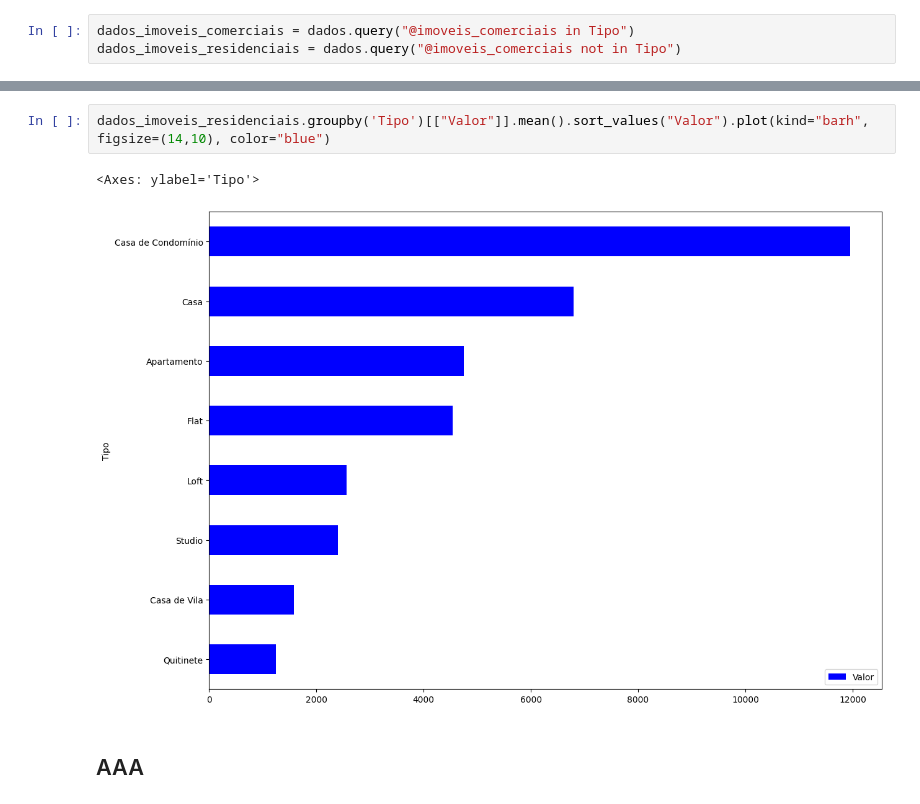
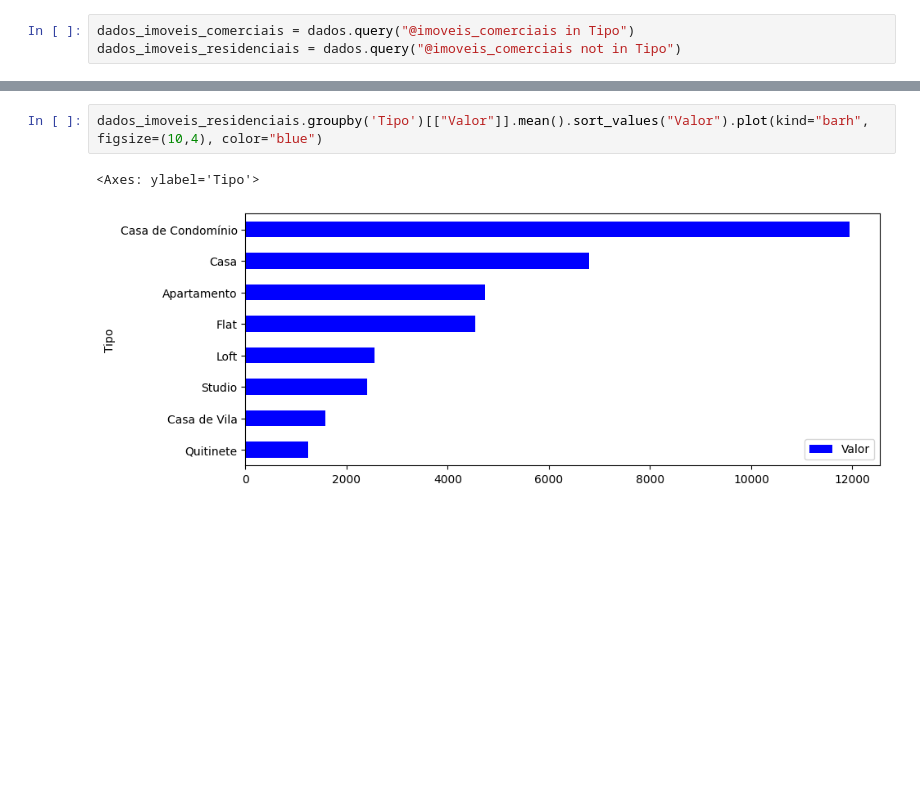
Before and after one commit to OtavioSotnas/Pandas, a Jupyter notebook: projeto_imobliaria.ipynb, the cells around one changed output, grey strips where cells are left out. Saved outputs shown, nothing was run; the diff lists cells and outputs as text; blank space fills up the shorter version.

```diff
--- a/projeto_imobliaria.ipynb
+++ b/projeto_imobliaria.ipynb
@@ -277,7 +277,5 @@ dados_imoveis_comerciais.groupby('Tipo')[["Valor"]].mean().sort_values("Valor").
 # %%
-dados_imoveis_residenciais.groupby('Tipo')[["Valor"]].mean().sort_values("Valor").plot(kind="barh", figsize=(14,10), color="blue")
+dados_imoveis_residenciais.groupby('Tipo')[["Valor"]].mean().sort_values("Valor").plot(kind="barh", figsize=(10,4), color="blue")
 # %% [output]
 <Axes: ylabel='Tipo'>
-[figure, old version]
+[figure, new version]
-# %% [markdown]
-## AAA
```
Also changed, not shown: parts of 8 cells of this notebook.
